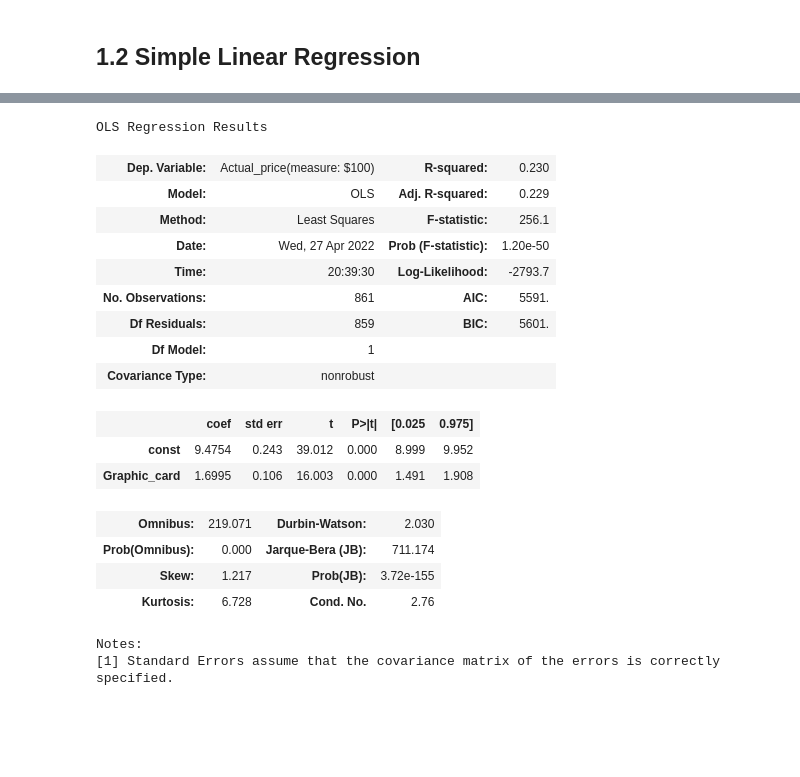
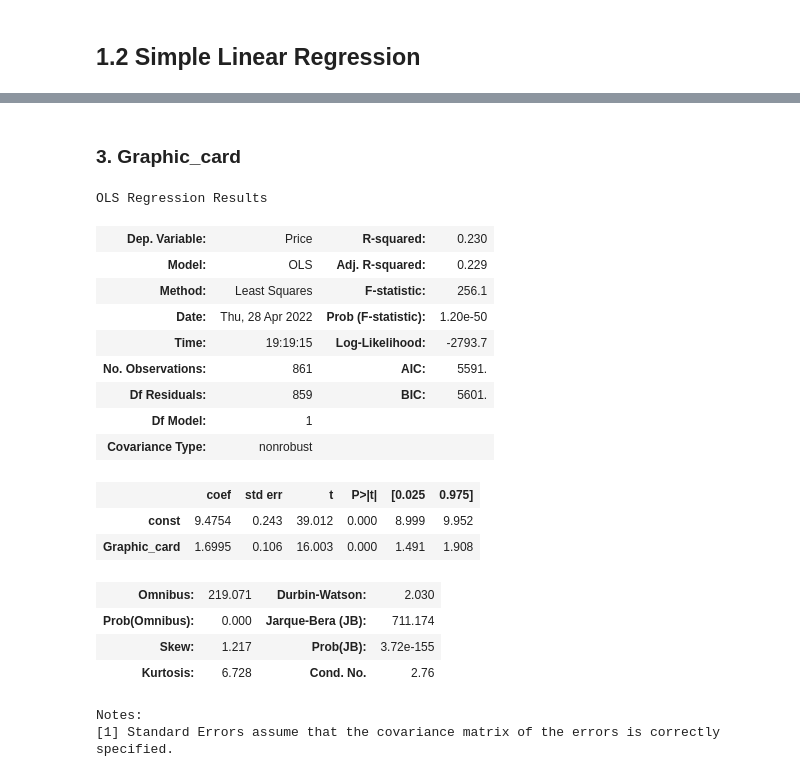
Before and after one commit to Moojun/study_ML, a Jupyter notebook: 2.Data_Analysis/src/1_Regression.ipynb, the cells around one changed output, grey strips where cells are left out. Cells and saved outputs as stored; diff of their text form; code cells hidden in the pictures; blank space fills up the shorter version.

```diff
--- a/2.Data_Analysis/src/1_Regression.ipynb
+++ b/2.Data_Analysis/src/1_Regression.ipynb
@@ -101,7 +101,7 @@ Name: old_price, Length: 896, dtype: float64
 # Rename columns
 
 Laptop_df = Laptop_df.rename(columns = {"ram_gb" : "RAM", "graphic_card_gb": "Graphic_card",
-                                       "old_price" : "Actual_price(measure: $100)"},
+                                       "old_price" : "Price", "ssd" : "SSD", "hdd" : "HDD"},
                                          inplace = False)
 Laptop_df.head(5)
 # %% [output]
@@ -116,9 +116,9 @@ Laptop_df.head(5)
 
 Laptop_df.columns
 
-Laptop_df = Laptop_df[['brand', 'model', 'processor_brand', 'processor_name', 'RAM', 'ssd',
-       'hdd', 'Graphic_card', 'weight', 'display_size', 'Touchscreen',
-       'msoffice', 'star_rating', 'ratings', 'reviews', 'Actual_price(measure: $100)' ]]
+Laptop_df = Laptop_df[['brand', 'model', 'processor_brand', 'processor_name', 'RAM', 'SSD',
+       'HDD', 'Graphic_card', 'weight', 'display_size', 'Touchscreen',
+       'msoffice', 'star_rating', 'ratings', 'reviews', 'Price' ]]
 
 Laptop_df.head(3)
 # %% [output]
@@ -291,7 +290,7 @@ import statsmodels.api as sm
 
 # predictor & depentent var
 X_train = Laptop_df["RAM"]
-y_true = Laptop_df["Actual_price(measure: $100)"]
+y_true = Laptop_df["Price"]
 
 # ols model with intercept added to predictor
 OLS_sm = sm.OLS(y_true, sm.add_constant(X_train))
@@ -332,8 +331,8 @@ sns.regplot(x = "RAM", y = "Actual_price(measure: $100)", data = Laptop_df)
 import statsmodels.api as sm
 
 # predictor & depentent var
-X_train = Laptop_df["ssd"]
-y_true = Laptop_df["Actual_price(measure: $100)"]
+X_train = Laptop_df["SSD"]
+y_true = Laptop_df["Price"]
 
 # ols model with intercept added to predictor
 OLS_sm = sm.OLS(y_true, sm.add_constant(X_train))
@@ -369,24 +369,26 @@ sns.regplot(x = "ssd", y = "Actual_price(measure: $100)", data = Laptop_df)
+# %% [markdown]
+### 3. Graphic_card
 # %%
 # using statsmodels
 import statsmodels.api as sm
 
 # predictor & depentent var
 X_train = Laptop_df["Graphic_card"]
-y_true = Laptop_df["Actual_price(measure: $100)"]
+y_true = Laptop_df["Price"]
 
 # ols model with intercept added to predictor
 OLS_sm = sm.OLS(y_true, sm.add_constant(X_train))
 
 # fitted model and summary
 OLS_sm_results = OLS_sm.fit()
 OLS_sm_results.summary()
 # %% [output]
 OLS Regression Results
-| Dep. Variable: | Actual_price(measure: $100) | R-squared: | 0.230 |
+| Dep. Variable: | Price | R-squared: | 0.230 |
 | Model: | OLS | Adj. R-squared: | 0.229 |
 | Method: | Least Squares | F-statistic: | 256.1 |
-| Date: | Wed, 27 Apr 2022 | Prob (F-statistic): | 1.20e-50 |
-| Time: | 20:39:30 | Log-Likelihood: | -2793.7 |
+| Date: | Thu, 28 Apr 2022 | Prob (F-statistic): | 1.20e-50 |
+| Time: | 19:19:15 | Log-Likelihood: | -2793.7 |
 | No. Observations: | 861 | AIC: | 5591. |
 | Df Residuals: | 859 | BIC: | 5601. |
 | Df Model: | 1 |  |  |
```
Also changed, not shown: parts of 31 cells of this notebook.
